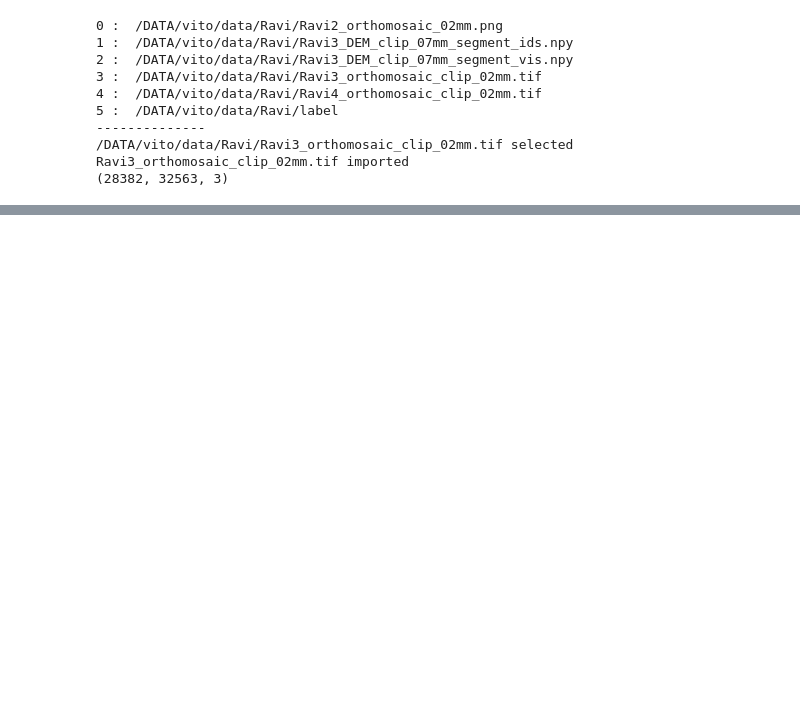
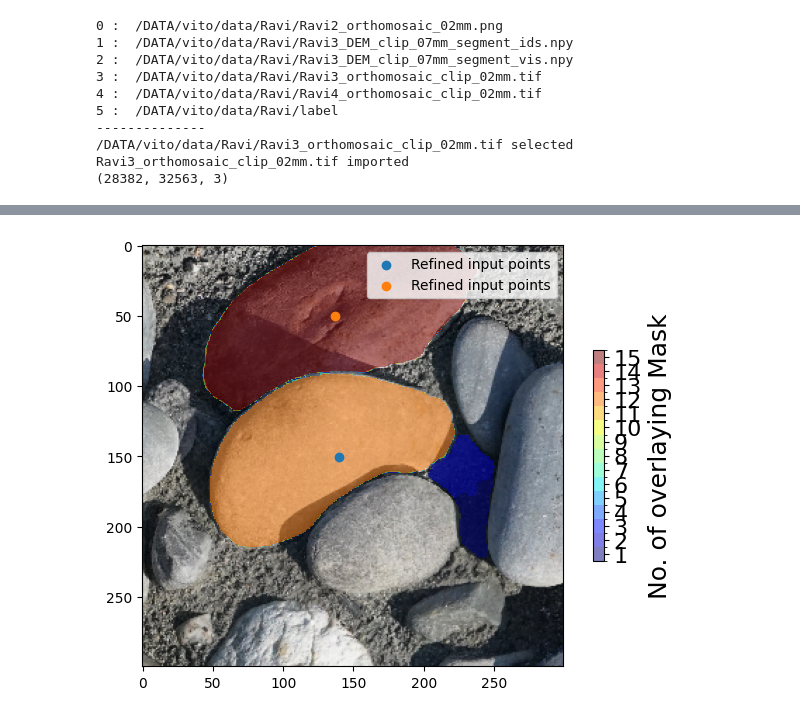
Before and after one commit to UP-RS-ESP/OrthoSAM, a Jupyter notebook: code/para_helper.ipynb, the cells around one changed output, grey strips where cells are left out. Saved outputs shown, nothing was run; the diff lists cells and outputs as text; code cells hidden in the pictures; blank space fills up the shorter version.

Commit message:
clean up

```diff
--- a/code/para_helper.ipynb
+++ b/code/para_helper.ipynb
@@ -74,0 +219,25 @@ fnc.plot_grid_in_patches(prep_image[:1000,:1000], (crop_size,crop_size), overlap
+# %%
+from skimage.measure import label, regionprops
+plt.imshow(temp_image[0:300,400:700])
+fnc.show_mask_stack(np.sum([list_of_masks[i] for i in cleaned_groups[3]], axis=0)[0:300,400:700], plt.gca())
+stacked=np.stack([list_of_masks[i] for i in cleaned_groups[3]])
+mean_stacked=np.mean(stacked,axis=0)
+#std_stacked=np.std(stacked,axis=0)
+
+#separate high confidence region(high mean) and low
+labels=label(np.logical_and(mean_stacked<=0.5,mean_stacked>0))
+regions=regionprops(labels)
+labels=label(np.logical_and(mean_stacked>0.5,mean_stacked>0))
+regions_highmean=regionprops(labels)
+for region in regions_highmean:
+    regions.append(region)
+
+for props in regions:
+    if (props.area>100):#apply minimum area to filter out mini residuals
+        y0, x0 = props.centroid
+        input_point = np.array([[x0,y0]])
+        plt.scatter(x0-400,y0, label='Refined input points')
+plt.legend()
+plt.tight_layout()
+# %% [output]
+[figure, added]
```
Also changed, not shown: parts of 15 cells of this notebook, 39 other files.
